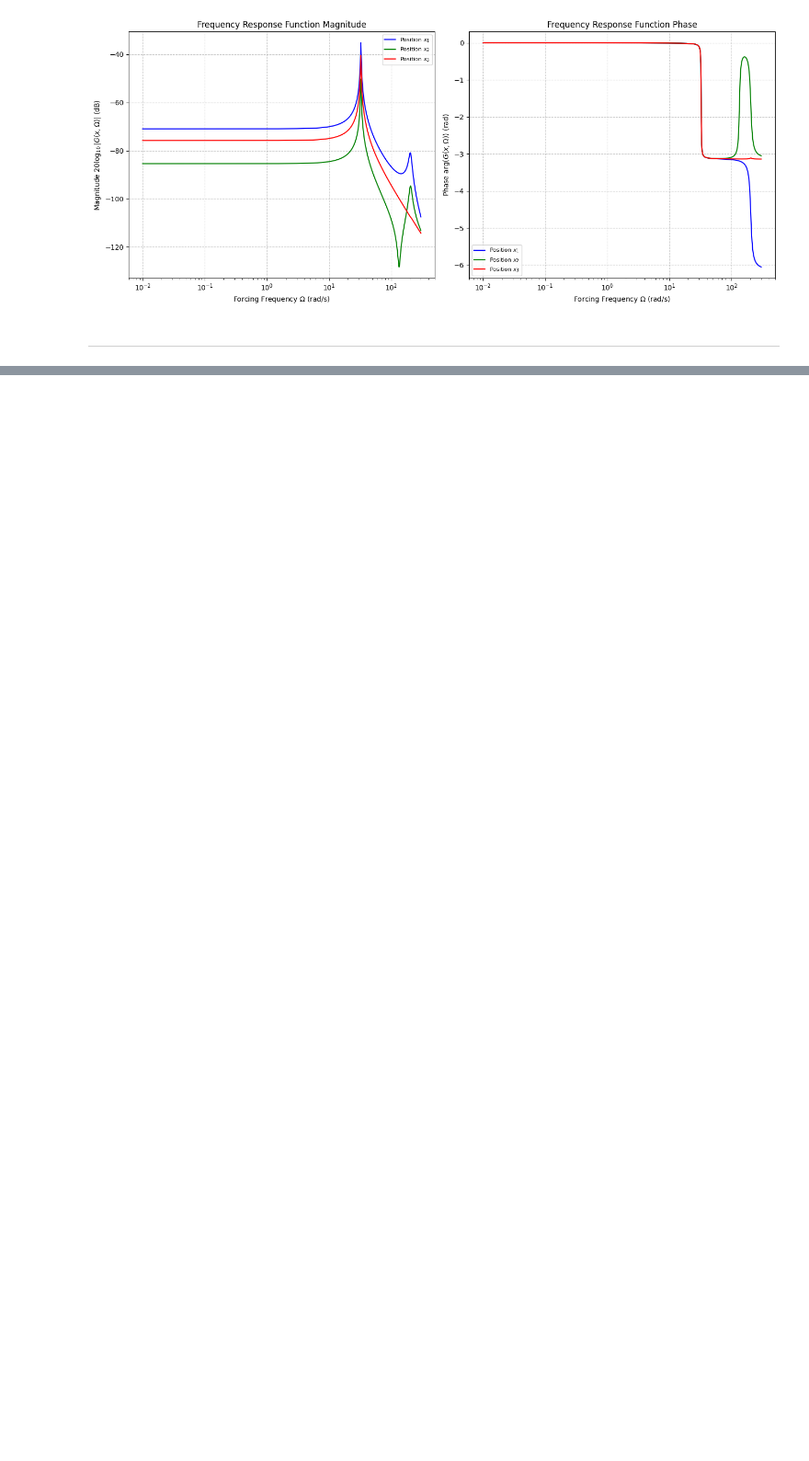
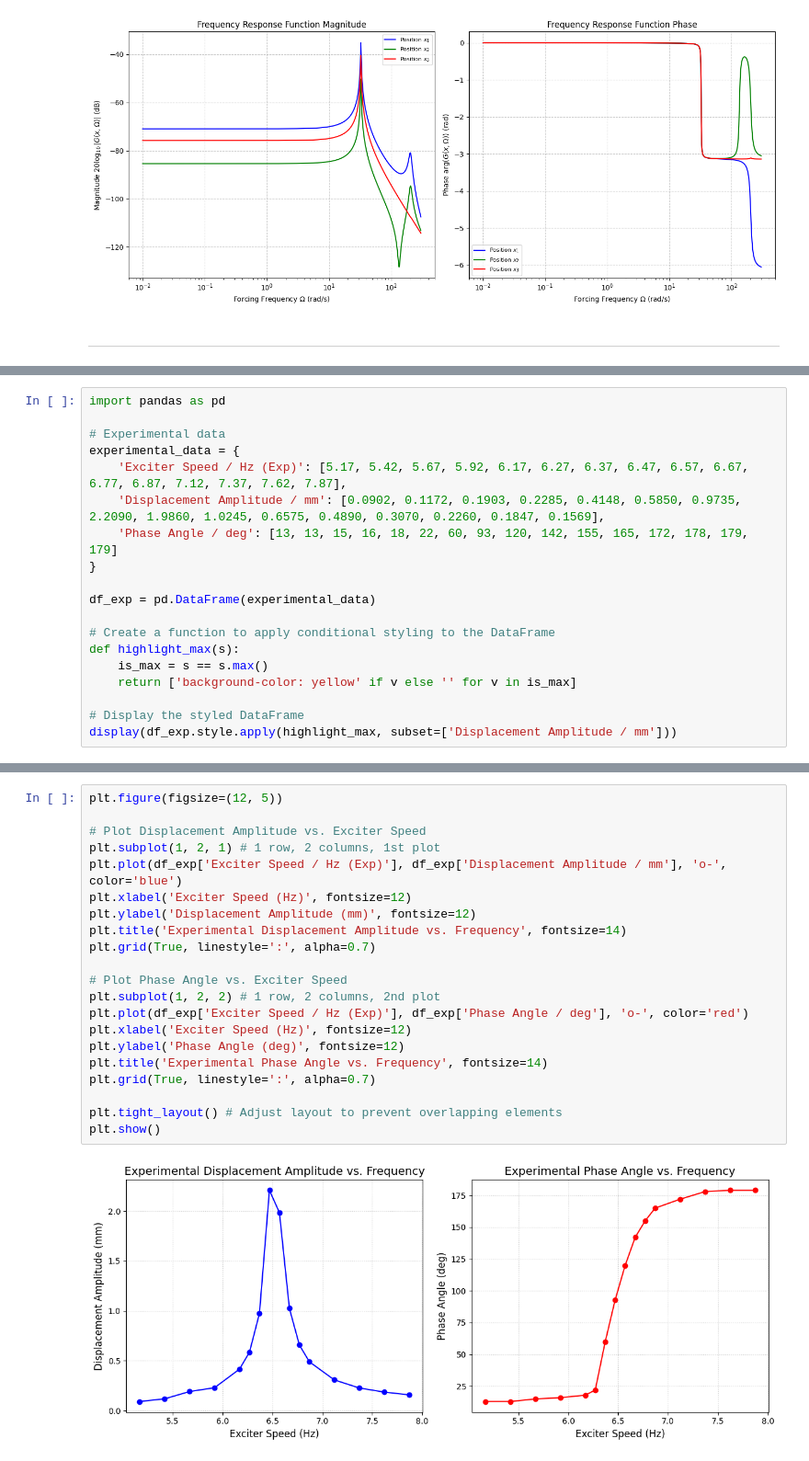
Before and after one commit to tharindu33333/ME421-Mechanical-Systems-Lab-A2, a Jupyter notebook: Vibration/E_20_103_Vibration.ipynb, the cells around one changed output, grey strips where cells are left out. Shown at 92% size. Drawn from its saved outputs; the diff is of its cells as text; blank space fills up the shorter version.

```diff
--- a/Vibration/E_20_103_Vibration.ipynb
+++ b/Vibration/E_20_103_Vibration.ipynb
@@ -1363,0 +1375,19 @@ plt.show() # Display the plots.
+# %%
+import pandas as pd
+
+# Experimental data
+experimental_data = {
+    'Exciter Speed / Hz (Exp)': [5.17, 5.42, 5.67, 5.92, 6.17, 6.27, 6.37, 6.47, 6.57, 6.67, 6.77, 6.87, 7.12, 7.37, 7.62, 7.87],
+    'Displacement Amplitude / mm': [0.0902, 0.1172, 0.1903, 0.2285, 0.4148, 0.5850, 0.9735, 2.2090, 1.9860, 1.0245, 0.6575, 0.4890, 0.3070, 0.2260, 0.1847, 0.1569],
+    'Phase Angle / deg': [13, 13, 15, 16, 18, 22, 60, 93, 120, 142, 155, 165, 172, 178, 179, 179]
+}
+
+df_exp = pd.DataFrame(experimental_data)
+
+# Create a function to apply conditional styling to the DataFrame
+def highlight_max(s):
+    is_max = s == s.max()
+    return ['background-color: yellow' if v else '' for v in is_max]
+
+# Display the styled DataFrame
+display(df_exp.style.apply(highlight_max, subset=['Displacement Amplitude / mm']))
@@ -1363,0 +1412,23 @@ plt.show() # Display the plots.
+# %%
+plt.figure(figsize=(12, 5))
+
+# Plot Displacement Amplitude vs. Exciter Speed
+plt.subplot(1, 2, 1) # 1 row, 2 columns, 1st plot
+plt.plot(df_exp['Exciter Speed / Hz (Exp)'], df_exp['Displacement Amplitude / mm'], 'o-', color='blue')
+plt.xlabel('Exciter Speed (Hz)', fontsize=12)
+plt.ylabel('Displacement Amplitude (mm)', fontsize=12)
+plt.title('Experimental Displacement Amplitude vs. Frequency', fontsize=14)
+plt.grid(True, linestyle=':', alpha=0.7)
+
+# Plot Phase Angle vs. Exciter Speed
+plt.subplot(1, 2, 2) # 1 row, 2 columns, 2nd plot
+plt.plot(df_exp['Exciter Speed / Hz (Exp)'], df_exp['Phase Angle / deg'], 'o-', color='red')
+plt.xlabel('Exciter Speed (Hz)', fontsize=12)
+plt.ylabel('Phase Angle (deg)', fontsize=12)
+plt.title('Experimental Phase Angle vs. Frequency', fontsize=14)
+plt.grid(True, linestyle=':', alpha=0.7)
+
+plt.tight_layout() # Adjust layout to prevent overlapping elements
+plt.show()
+# %% [output]
+[figure, added]
```
Also changed, not shown: parts of 44 cells of this notebook.
